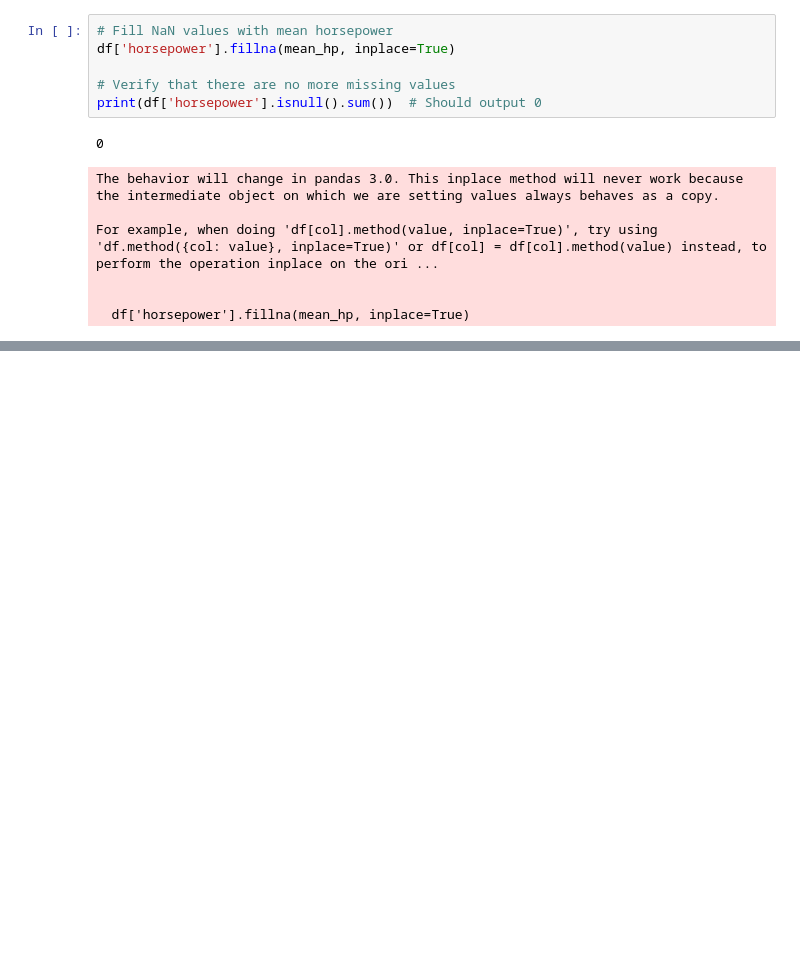
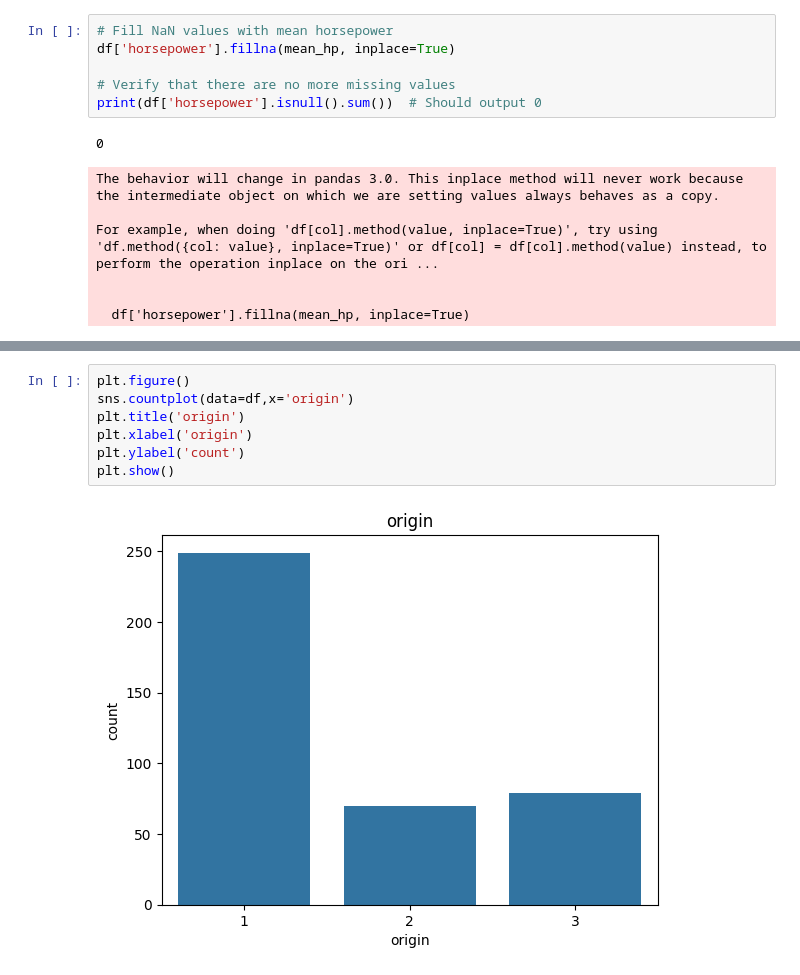
Before and after one commit to Jamunajayanna/google, a Jupyter notebook: chapter_appendix-tools-for-deep-learning/jupyter.ipynb, the cells around one changed output, grey strips where cells are left out. Cells and saved outputs as stored; diff of their text form; blank space fills up the shorter version.

```diff
--- a/chapter_appendix-tools-for-deep-learning/jupyter.ipynb
+++ b/chapter_appendix-tools-for-deep-learning/jupyter.ipynb
@@ -70,0 +105,9 @@ For example, when doing 'df[col].method(value, inplace=True)', try using 'df.met
+# %%
+plt.figure()
+sns.countplot(data=df,x='origin')
+plt.title('origin')
+plt.xlabel('origin')
+plt.ylabel('count')
+plt.show()
+# %% [output]
+[figure, added]
```
Also changed, not shown: parts of 5 cells of this notebook.
